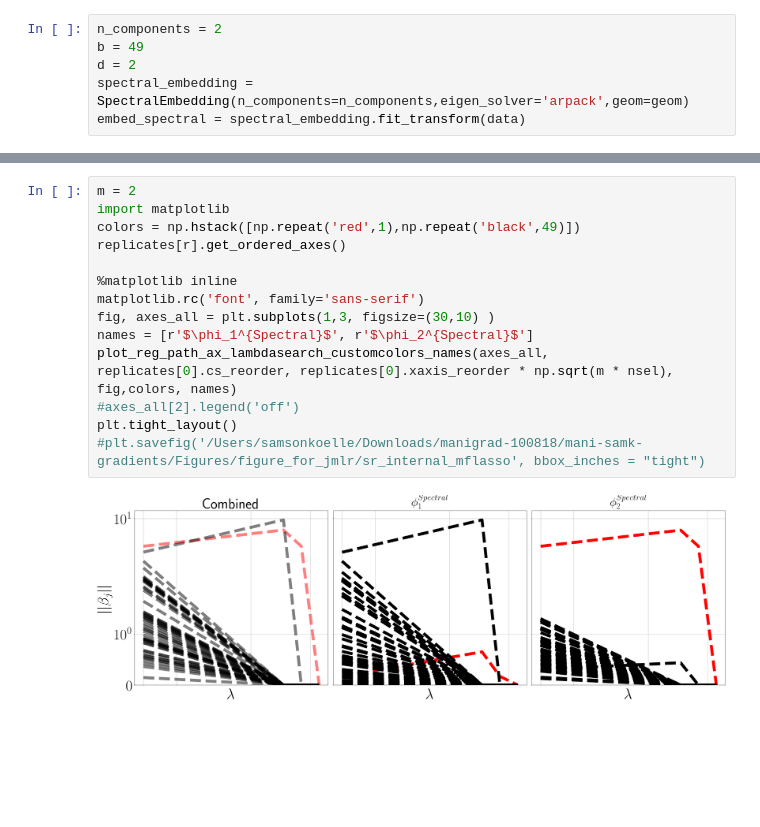
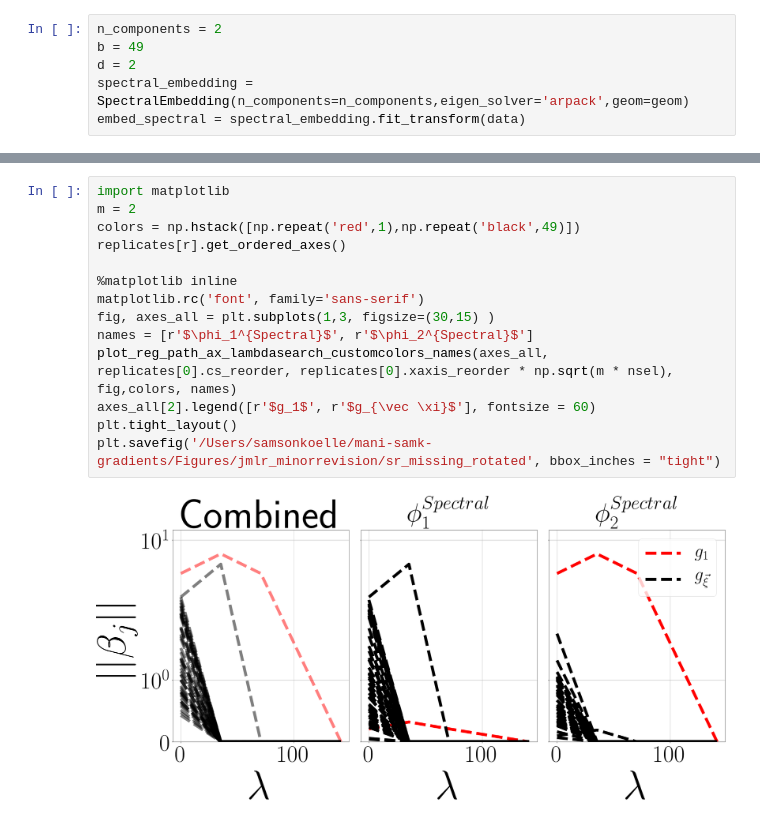
Before and after one commit to sjkoelle/montlake, a Jupyter notebook: experiments/swissroll_missingone.ipynb, the cells around one changed output, grey strips where cells are left out. Drawn from its saved outputs; the diff is of its cells as text; blank space fills up the shorter version.

```diff
--- a/experiments/swissroll_missingone.ipynb
+++ b/experiments/swissroll_missingone.ipynb
@@ -198,16 +189,16 @@ Selected functions [ 0 22]
 # %%
+import matplotlib
 m = 2
-import matplotlib
 colors = np.hstack([np.repeat('red',1),np.repeat('black',49)])
 replicates[r].get_ordered_axes()
 
 %matplotlib inline
 matplotlib.rc('font', family='sans-serif')
-fig, axes_all = plt.subplots(1,3, figsize=(30,10) )
+fig, axes_all = plt.subplots(1,3, figsize=(30,15) )
 names = [r'$\phi_1^{Spectral}$', r'$\phi_2^{Spectral}$']
 plot_reg_path_ax_lambdasearch_customcolors_names(axes_all, replicates[0].cs_reorder, replicates[0].xaxis_reorder * np.sqrt(m * nsel), fig,colors, names)
-#axes_all[2].legend('off')
+axes_all[2].legend([r'$g_1$', r'$g_{\vec \xi}$'], fontsize = 60)
 plt.tight_layout()
-#plt.savefig('/Users/samsonkoelle/Downloads/manigrad-100818/mani-samk-gradients/Figures/figure_for_jmlr/sr_internal_mflasso', bbox_inches = "tight")
+plt.savefig('/Users/samsonkoelle/mani-samk-gradients/Figures/jmlr_minorrevision/sr_missing_rotated', bbox_inches = "tight")
 # %% [output]
-[figure, old version]
+[figure, new version]
```
Also changed, not shown: parts of 8 cells of this notebook, 8 other files.
